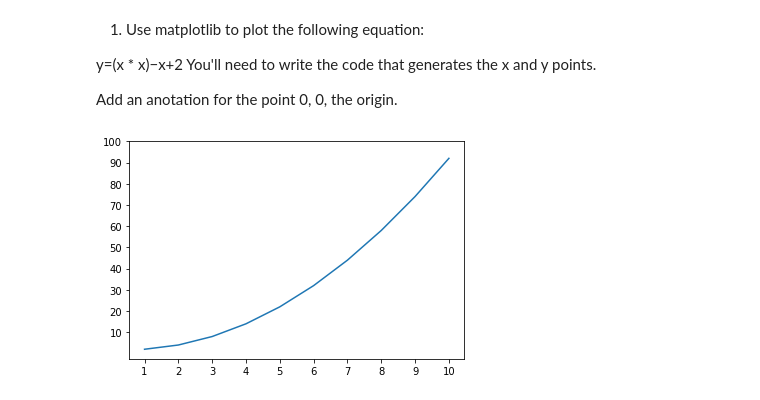
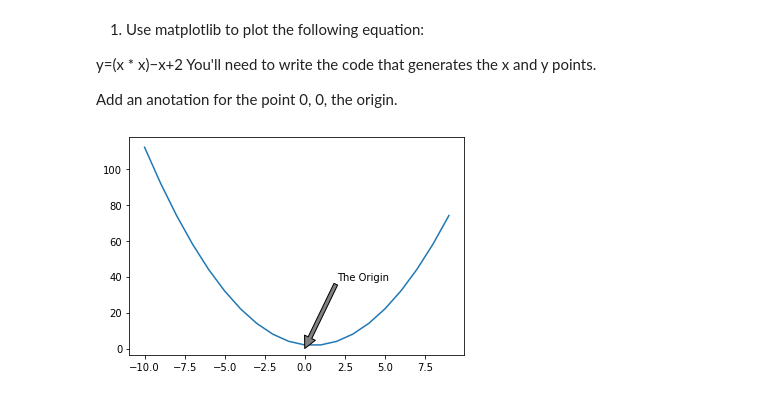
Before and after one commit to johngrinstead/numpy-pandas-visualization-exercises, a Jupyter notebook: matplotlib_exercises.ipynb, the cells around one changed output. Saved outputs shown, nothing was run; the diff lists cells and outputs as text; code cells hidden in the pictures.

```diff
--- a/matplotlib_exercises.ipynb
+++ b/matplotlib_exercises.ipynb
@@ -8,18 +18,16 @@ You'll need to write the code that generates the x and y points.
 
 Add an anotation for the point 0, 0, the origin.
 # %%
-x = [1,2,3,4,5,6,7,8,9,10]
+x = range(-10,10)
 
 y = [n ** 2 - n + 2 for n in x]
 
 plt.plot(x,y)
 
-plt.xticks([1, 2, 3, 4, 5, 6, 7, 8, 9, 10])
-plt.yticks([10, 20, 30, 40, 50, 60, 70, 80, 90, 100])
 
-plt.annotate('The Origin', xy=(0, 0), xytext=(3, 5),
-             arrowprops={'facecolor': 'blue'})
+
+plt.annotate('The Origin', xy = (0, 0), xytext = (2, 38), arrowprops = dict(facecolor = 'gray'))
 
 plt.show()
 # %% [output]
-[figure, old version]
+[figure, new version]
```
Also changed, not shown: parts of 11 cells of this notebook.
